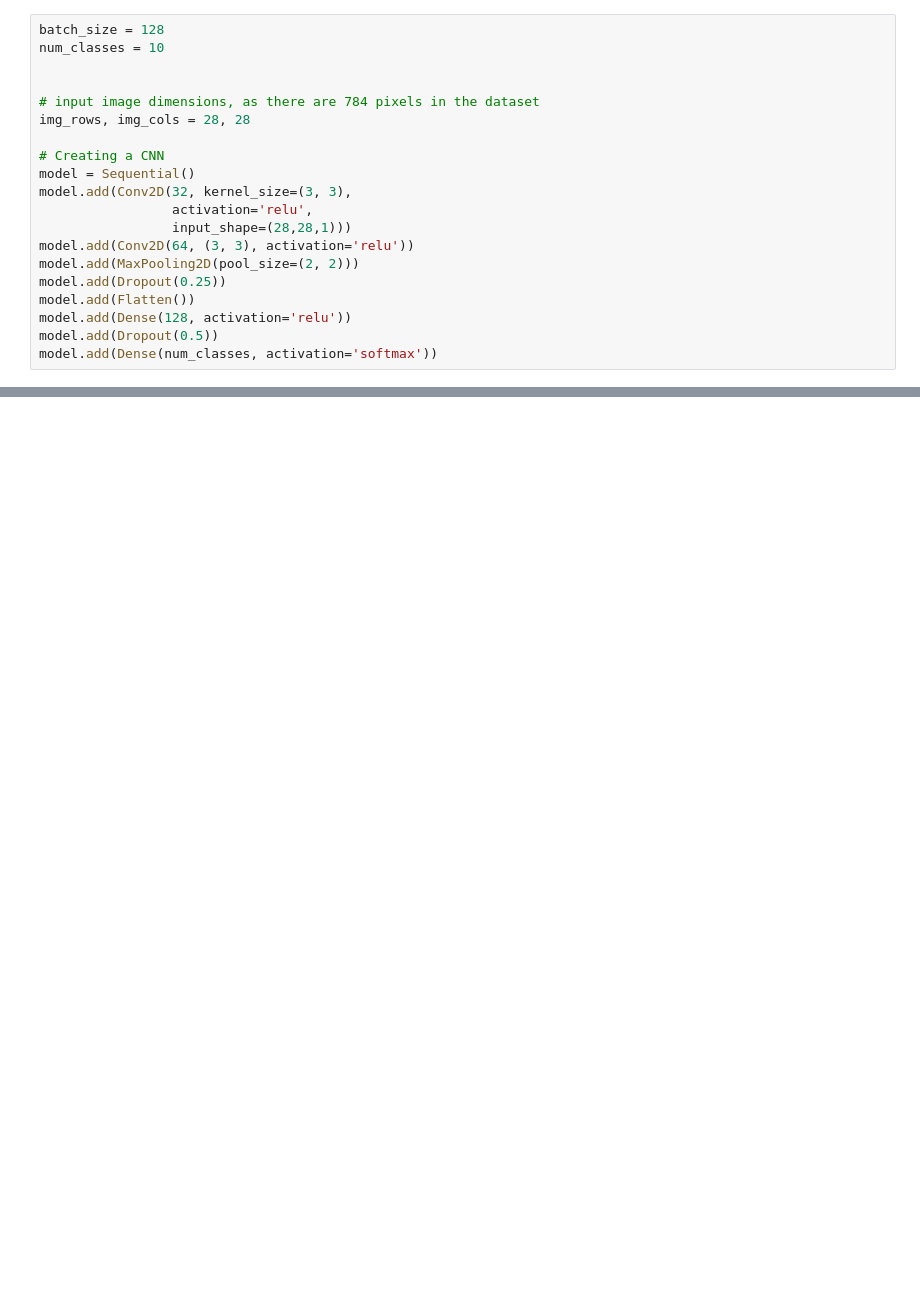
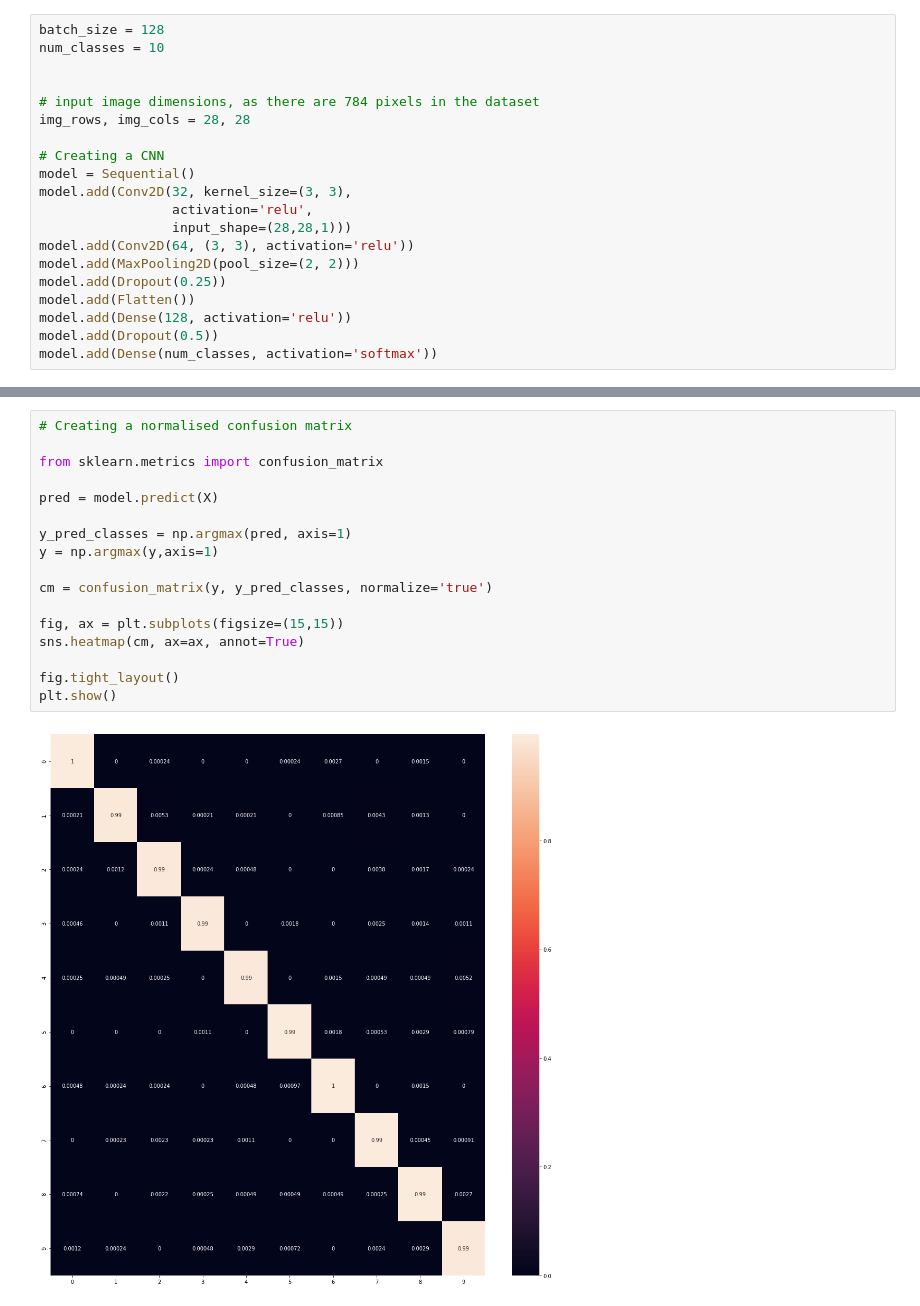
Before and after one commit to PatrickFahy99/Projects, a Jupyter notebook: Non-Finance/MNIST_CNN.ipynb, the cells around one changed output, grey strips where cells are left out. Cells and saved outputs as stored; diff of their text form; blank space fills up the shorter version.

```diff
--- a/Non-Finance/MNIST_CNN.ipynb
+++ b/Non-Finance/MNIST_CNN.ipynb
@@ -96,2 +137,21 @@ history = model.fit_generator(datagen.flow(X_train,y_train, batch_size=batch_siz
+# %%
+# Creating a normalised confusion matrix
+
+from sklearn.metrics import confusion_matrix
+
+pred = model.predict(X)
+
+y_pred_classes = np.argmax(pred, axis=1)
+y = np.argmax(y,axis=1)
+
+cm = confusion_matrix(y, y_pred_classes, normalize='true')
+
+fig, ax = plt.subplots(figsize=(15,15))
+sns.heatmap(cm, ax=ax, annot=True)
+
+fig.tight_layout()
+plt.show()
+# %% [output]
+[figure, added]
 # %%
 # predict results
```
Also changed, not shown: parts of 6 cells of this notebook.
